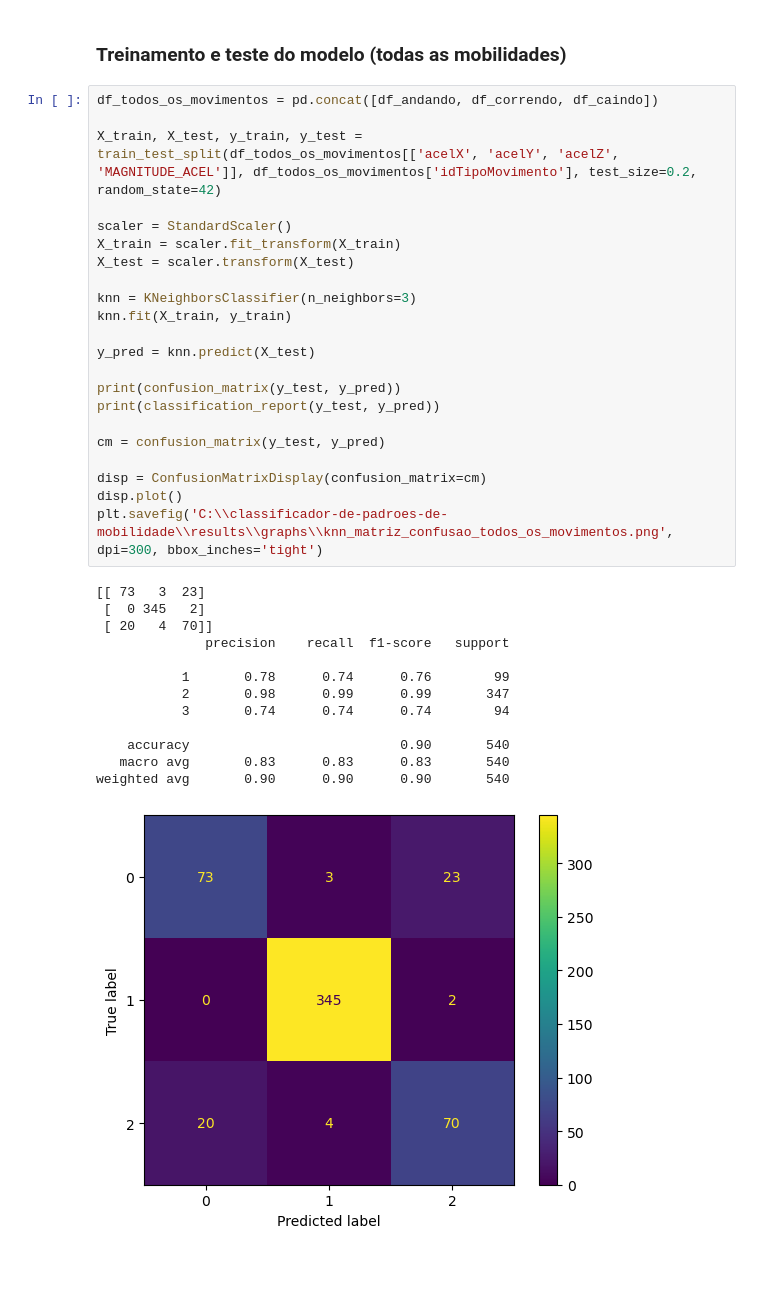
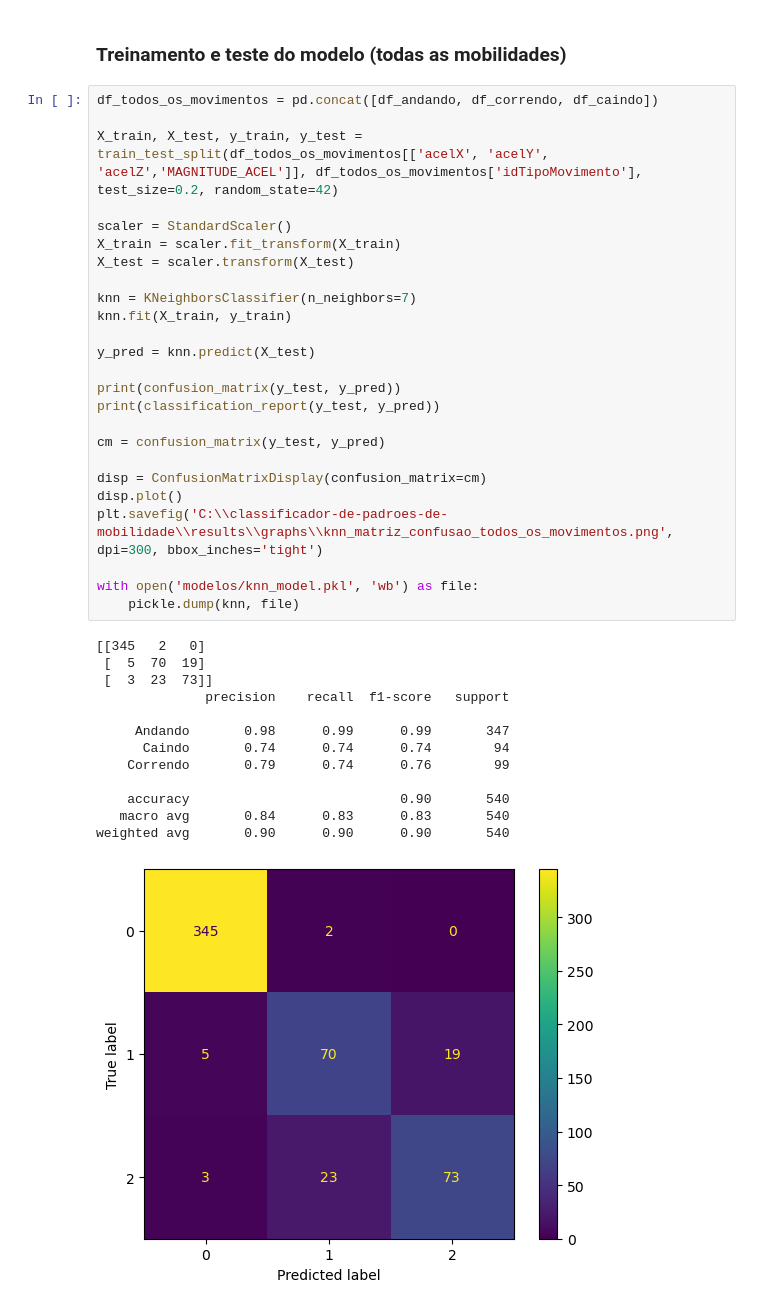
Before and after one commit to juliaborgess18/classificador-de-padroes-de-mobilidade, a Jupyter notebook: src/ml/knn.ipynb, the cells around one changed output. Saved outputs shown, nothing was run; the diff lists cells and outputs as text; blank space fills up the shorter version.

Commit message:
Implementation: modelos treinados

```diff
--- a/src/ml/knn.ipynb
+++ b/src/ml/knn.ipynb
@@ -174,36 +140,39 @@ weighted avg       0.83      0.83      0.83       201
 # %%
 df_todos_os_movimentos = pd.concat([df_andando, df_correndo, df_caindo])
 
-X_train, X_test, y_train, y_test = train_test_split(df_todos_os_movimentos[['acelX', 'acelY', 'acelZ', 'MAGNITUDE_ACEL']], df_todos_os_movimentos['idTipoMovimento'], test_size=0.2, random_state=42)
+X_train, X_test, y_train, y_test = train_test_split(df_todos_os_movimentos[['acelX', 'acelY', 'acelZ','MAGNITUDE_ACEL']], df_todos_os_movimentos['idTipoMovimento'], test_size=0.2, random_state=42)
 
 scaler = StandardScaler()
 X_train = scaler.fit_transform(X_train)
 X_test = scaler.transform(X_test)
 
-knn = KNeighborsClassifier(n_neighbors=3)
+knn = KNeighborsClassifier(n_neighbors=7)
 knn.fit(X_train, y_train)
 
 y_pred = knn.predict(X_test)
 
 print(confusion_matrix(y_test, y_pred))
 print(classification_report(y_test, y_pred))
 
 cm = confusion_matrix(y_test, y_pred)
 
 disp = ConfusionMatrixDisplay(confusion_matrix=cm)
 disp.plot()
 plt.savefig('C:\\classificador-de-padroes-de-mobilidade\\results\\graphs\\knn_matriz_confusao_todos_os_movimentos.png', dpi=300, bbox_inches='tight')
+
+with open('modelos/knn_model.pkl', 'wb') as file:
+    pickle.dump(knn, file)
 # %% [output]
-[[ 73   3  23]
- [  0 345   2]
- [ 20   4  70]]
+[[345   2   0]
+ [  5  70  19]
+ [  3  23  73]]
               precision    recall  f1-score   support
 
-           1       0.78      0.74      0.76        99
-           2       0.98      0.99      0.99       347
-           3       0.74      0.74      0.74        94
+     Andando       0.98      0.99      0.99       347
+      Caindo       0.74      0.74      0.74        94
+    Correndo       0.79      0.74      0.76        99
 
     accuracy                           0.90       540
-   macro avg       0.83      0.83      0.83       540
+   macro avg       0.84      0.83      0.83       540
 weighted avg       0.90      0.90      0.90       540
-[figure, old version]
+[figure, new version]
```
Also changed, not shown: parts of 5 cells of this notebook, 17 other files.
